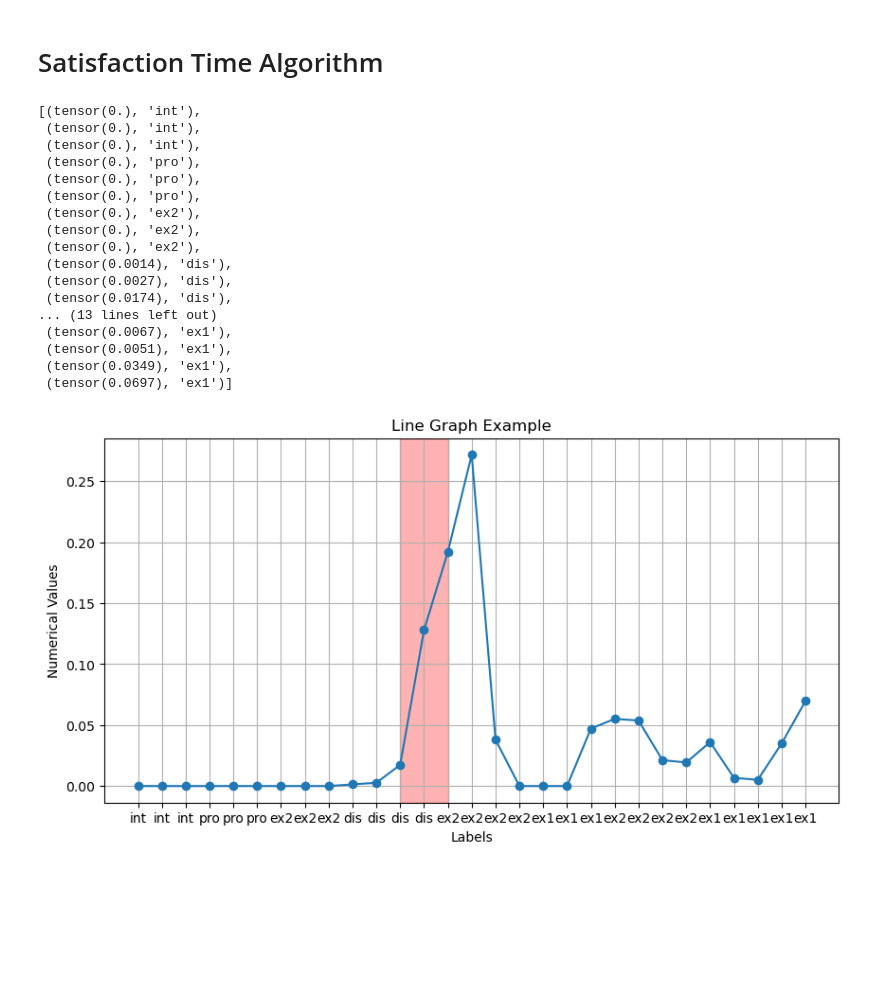
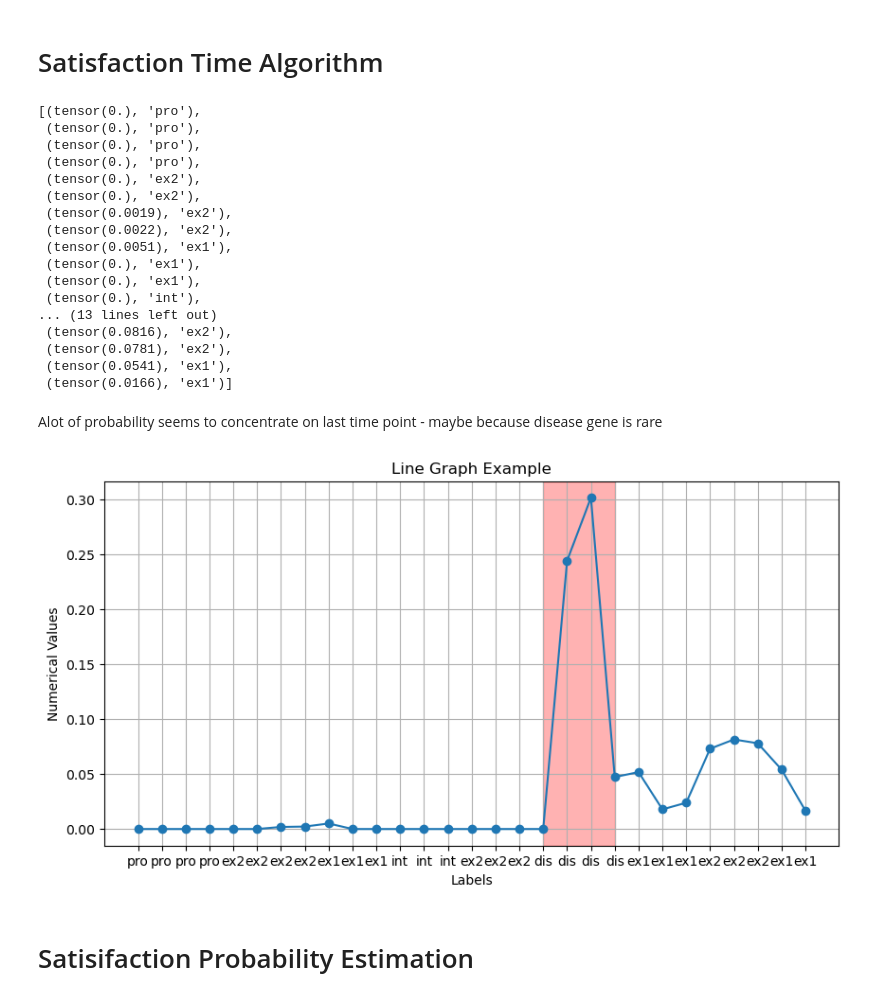
Before and after one commit to sandialabs/conin, a Jupyter notebook: conin/mediation_variables/ICML_dna.ipynb, the cells around one changed output. Cells and saved outputs as stored; diff of their text form; code cells hidden in the pictures; blank space fills up the shorter version.

Commit message:
got sat prob algo working

```diff
--- a/conin/mediation_variables/ICML_dna.ipynb
+++ b/conin/mediation_variables/ICML_dna.ipynb
@@ -686,7 +690,7 @@ list(zip(opt_state_list,state_list))
 # %% [markdown]
 # Satisfaction Time Algorithm
 # %%
-def satTime_torch_list(hmm, cst_list, obs, pro_before = 30, dtype = torch.float32,  device = 'cpu', debug = False, num_corr = 0, hmm_params = None):
+def satTime_torch_list(hmm, cst_list, obs, pro_before = 30, dtype = torch.float32,  device = 'cpu', debug = False, hmm_params = None):
     '''
     more optimized torch implementation of Viterbi. The constraint all evolve independently (ie. factorial), so no need to create a big U_krjs matrix. Instead, just multiply along given dim. Still require computing V_{krjs}, but this should help.
     For numerica underflow, we normalize the value at each time. Also, we add a small constant num_corr when normalizing.
@@ -742,6 +746,7 @@ def satTime_torch_list(hmm, cst_list, obs, pro_before = 30, dtype = torch.float3
         #Common terms, summing over js indices.
         V = torch.einsum(gamma[t-1].to(device), js_indices, tmat, [C+1,0], emit_weights[t],[0], \
                                    *ind_list, kr_indices)
+
         if t == pro_before:
             gamma[t] = torch.einsum(V, kr_indices, *sat_false_eval, *fixed_upd[:2], kr_indices).cpu()
             alpha[t] = torch.einsum(V, kr_indices, *sat_true_eval, *fixed_upd[:2], kr_indices).cpu()
@@ -792,52 +797,65 @@ state_list, emit_list = simulation(hmm, time = 30, stay=3, pro_before=10, ix_lis
 sat_cst_list = [promoter_cst,stay_cst, pde_cst, disvisit_cst, hitdis_cst]
 # sat_cst_list = [promoter_cst,stay_cst, pe_cst, hitdis_cst]
 # %%
-sat_probs, alpha, beta = satTime_torch_list(hmm, sat_cst_list, emit_list, pro_before = 10, dtype = torch.float32,  device = 'cpu', debug = False, num_corr = 0)
+sat_probs, alpha, beta = satTime_torch_list(hmm, sat_cst_list, emit_list, pro_before = 10, dtype = torch.float32,  device = 'cpu', debug = False)
 # %%
-list(zip(sat_probs[:29]/sat_probs[:29].sum(),state_list[:29]))
+list(zip(sat_probs[:-1]/sat_probs[:-1].sum(),state_list[:-1]))
 # %% [output]
-[(tensor(0.), 'int'),
- (tensor(0.), 'int'),
- (tensor(0.), 'int'),
+[(tensor(0.), 'pro'),
  (tensor(0.), 'pro'),
  (tensor(0.), 'pro'),
  (tensor(0.), 'pro'),
  (tensor(0.), 'ex2'),
  (tensor(0.), 'ex2'),
- (tensor(0.), 'ex2'),
- (tensor(0.0014), 'dis'),
- (tensor(0.0027), 'dis'),
- (tensor(0.0174), 'dis'),
+ (tensor(0.0019), 'ex2'),
+ (tensor(0.0022), 'ex2'),
+ (tensor(0.0051), 'ex1'),
+ (tensor(0.), 'ex1'),
+ (tensor(0.), 'ex1'),
+ (tensor(0.), 'int'),
 ... (13 lines left out)
- (tensor(0.0067), 'ex1'),
- (tensor(0.0051), 'ex1'),
- (tensor(0.0349), 'ex1'),
- (tensor(0.0697), 'ex1')]
+ (tensor(0.0816), 'ex2'),
+ (tensor(0.0781), 'ex2'),
+ (tensor(0.0541), 'ex1'),
+ (tensor(0.0166), 'ex1')]
+# %% [markdown]
+Alot of probability seems to concentrate on last time point - maybe because disease gene is rare
 # %%
 import matplotlib.pyplot as plt
 
 # Example data
 # Create the plot
 plt.figure(figsize=(10, 5))
 indices = list(range(len(state_list[:-1])))
 
 norm_probs = sat_probs[:-1]/sat_probs[:-1].sum()
 
 plt.plot(indices, norm_probs.tolist(), marker='o')
 plt.xticks(indices, state_list[:-1])
 
 # Adding titles and labels
 plt.title('Line Graph Example')
 plt.xlabel('Labels')
 plt.ylabel('Numerical Values')
 
+start = None
+end = None
+ix = 0
+for state in state_list[:-1]:
+    if state == "dis":
+        if start is None:  # First occurrence
+            start = ix
+        end = ix  # Update end to the current index
+    ix += 1
 
-plt.axvspan(11, 13, color='red', alpha=0.3)  # Pale red color
+plt.axvspan(start, end, color='red', alpha=0.3)  # Pale red color
 
 # Show the grid
 plt.grid()
 
 # Display the plot
 plt.show()
 # %% [output]
-[figure, old version]
+[figure, new version]
+# %% [markdown]
+# Satisifaction Probability Estimation
```
Also changed, not shown: parts of 9 cells of this notebook.
